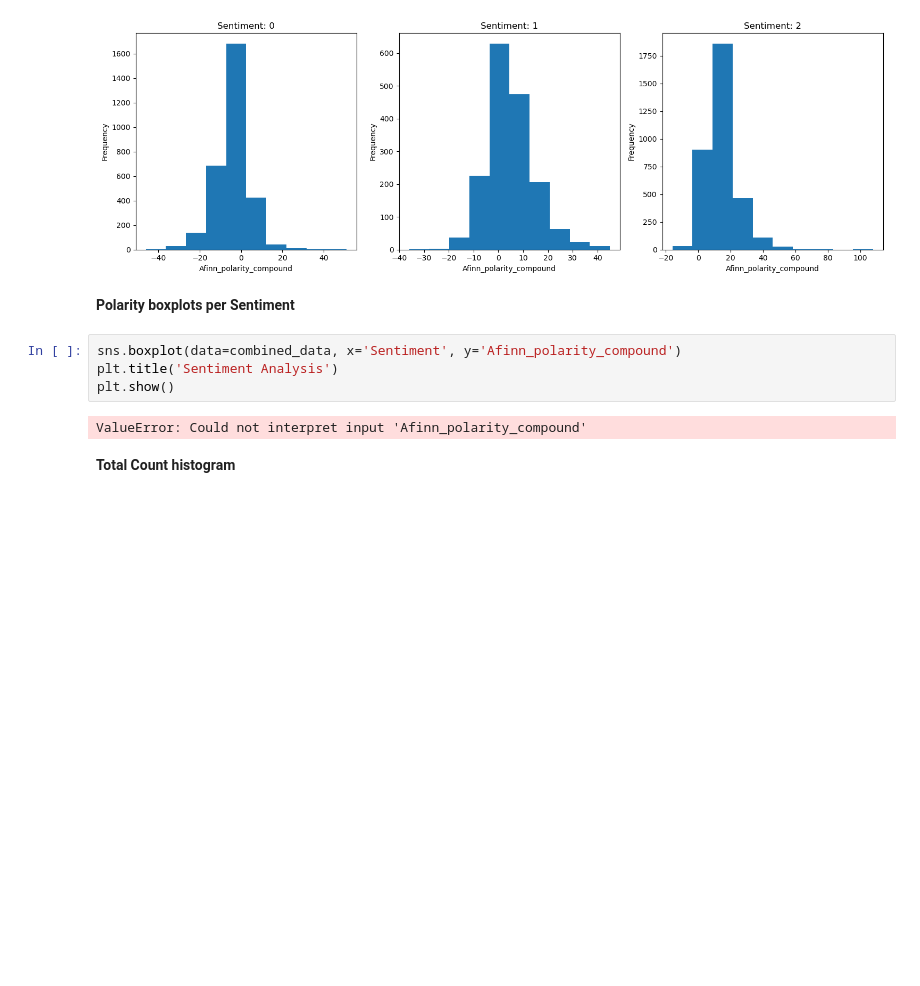
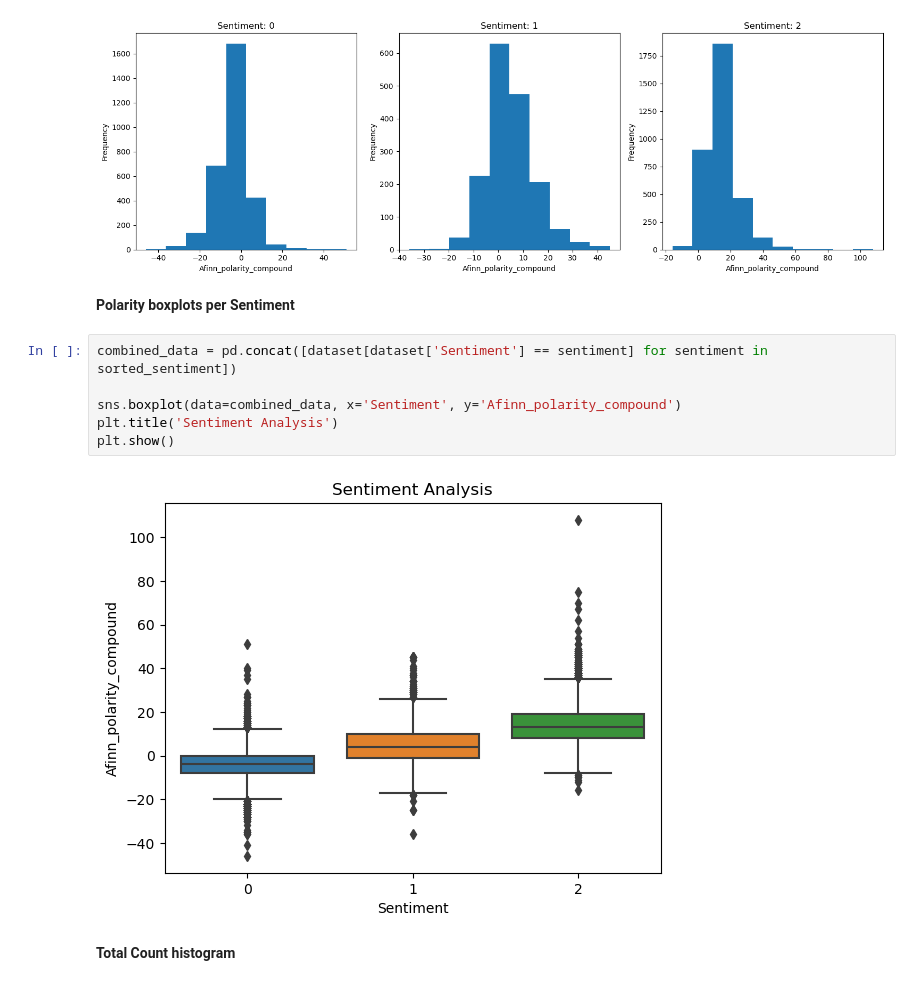
Before and after one commit to yeozs/MannheimDMProject, a Jupyter notebook: ant_lexicon_based.ipynb, the cells around one changed output. Saved outputs shown, nothing was run; the diff lists cells and outputs as text; blank space fills up the shorter version.

```diff
--- a/ant_lexicon_based.ipynb
+++ b/ant_lexicon_based.ipynb
@@ -201,11 +204,13 @@ lexicon_based.plot_sentiment_histograms(dataset, sorted_sentiment, 'Afinn_polari
 # %% [markdown]
 **Polarity boxplots per Sentiment**
 # %%
+combined_data = pd.concat([dataset[dataset['Sentiment'] == sentiment] for sentiment in sorted_sentiment])
+
 sns.boxplot(data=combined_data, x='Sentiment', y='Afinn_polarity_compound')
 plt.title('Sentiment Analysis')
 plt.show()
 # %% [output]
-ValueError: Could not interpret input 'Afinn_polarity_compound'
+[figure, added]
 # %% [markdown]
 **Total Count histogram**
 # %%
```
Also changed, not shown: parts of 20 cells of this notebook, 1 other file.
